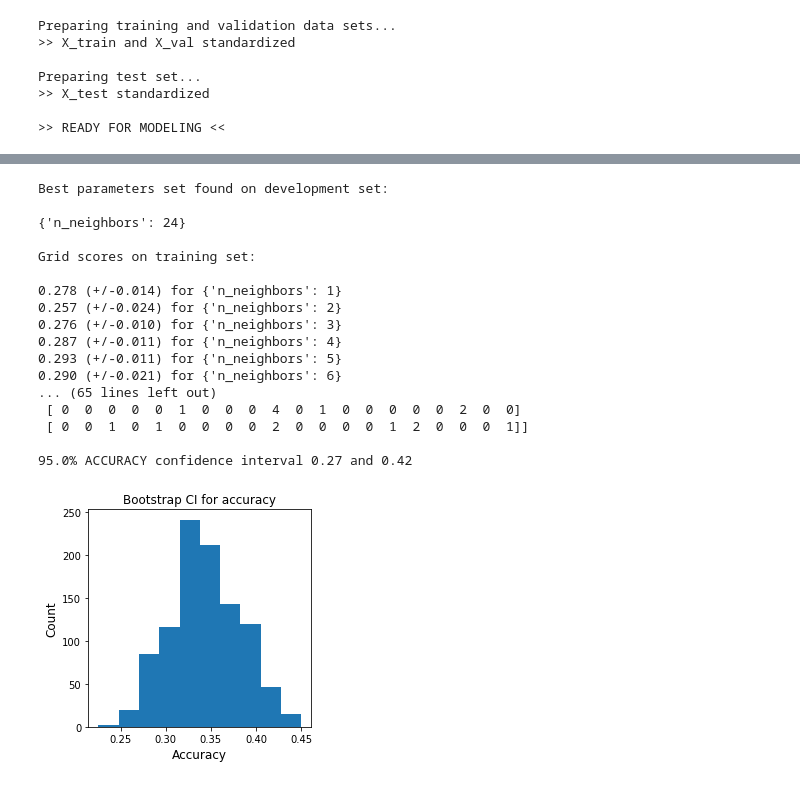
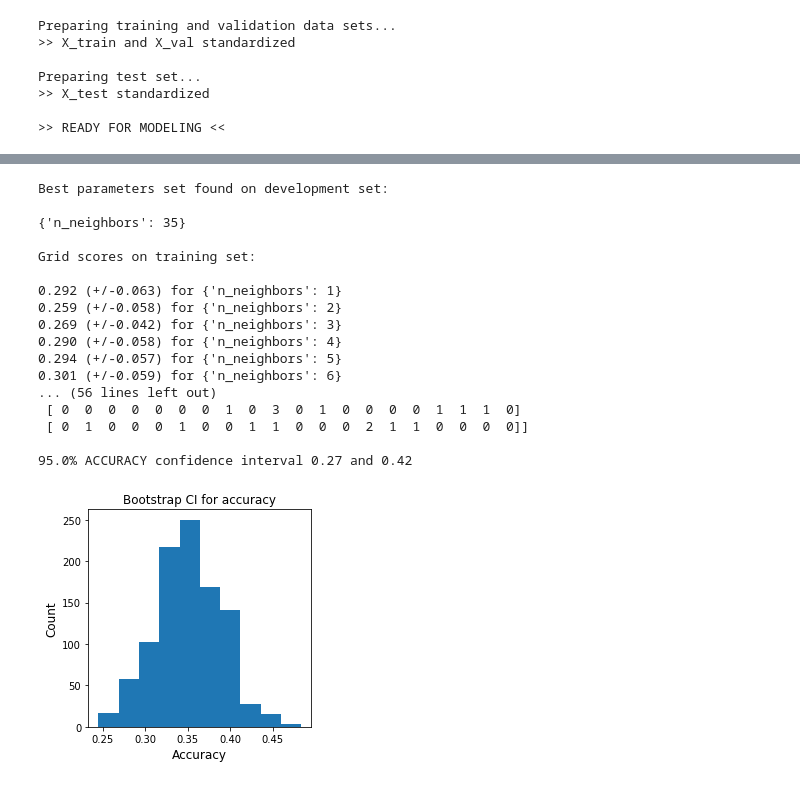
Before and after one commit to natetsang/Image-Classification-ML, a Jupyter notebook: GradProject_NB3.ipynb, the cells around one changed output, grey strips where cells are left out. Drawn from its saved outputs; the diff is of its cells as text; code cells hidden in the pictures.

```diff
--- a/GradProject_NB3.ipynb
+++ b/GradProject_NB3.ipynb
@@ -93,7 +110,7 @@ def find_best_features(n_best_features = 10, useAllFeatures=False):
                                                       y,
                                                       test_size=0.1,
                                                       random_state=42)
-
+    # Scale data and fit model to it
     standard_X = StandardScaler().fit_transform(X_train)
     model = ExtraTreesClassifier(n_estimators=100, random_state=42)
 
@@ -101,11 +118,13 @@ def find_best_features(n_best_features = 10, useAllFeatures=False):
     model.fit(standard_X, y_train)
     print(model.feature_importances_)
     important_features = model.feature_importances_
+
+    # Determine best features to keep
     best_features = important_features.argsort()[-n_best_features:][::-1]
     print(f"Top {n_best_features} best features: {best_features}")
     best_features = [ f'ft{i}' for i in best_features]
     return best_features
 
-features = find_best_features(n_best_features=10, useAllFeatures=False)
+features = find_best_features(n_best_features=10, useAllFeatures=True)
 features
 # %% [output]
@@ -127,12 +158,11 @@ X_train, X_val, y_train, y_val = train_test_split(X, y, test_size=0.1, random_st
 # Standardize training and validation data sets
 scaler = StandardScaler()
 X_train = scaler.fit_transform(X_train)
-X_val = scaler.transform(X_val)
+X_val = scaler.fit_transform(X_val)
 print(">> X_train and X_val standardized \n")
 
 # Prepare test set for modeling by selecting features and standardize
 print("Preparing test set...")
-scaler = StandardScaler()
 X_test = test_df[features]
 X_test = scaler.fit_transform(X_test)
 print(">> X_test standardized")
@@ -166,10 +199,10 @@ def CV_with_GridSearch(estimator, h_parameters, cv):
     cv (int) -- number of folds to use in cross validation
 
     Returns:
-        dict of most optimal parameters based on CV
+        optimal model and dict of most optimal parameters based on CV
     """
-    # scoring is "accuracy" by default
-    clf = GridSearchCV(estimator, h_parameters, cv=3)
+    # Establish GridSearchCV
+    clf = GridSearchCV(estimator, param_grid=h_parameters, scoring='accuracy', cv=10)
     clf.fit(X_train, y_train)
 
     best_params = clf.best_params_
@@ -177,13 +210,14 @@ def CV_with_GridSearch(estimator, h_parameters, cv):
     print(best_params)
     print("\nGrid scores on training set:\n")
 
+    # CV results
     means = clf.cv_results_['mean_test_score']
     stds = clf.cv_results_['std_test_score']
     for mean, std, params in zip(means, stds, clf.cv_results_['params']):
         print("%0.3f (+/-%0.03f) for %r"
-              % (mean, std * 2, params))
+              % (mean, std*2, params))
 
-    return best_params
+    return clf.best_estimator_, best_params
 # %%
 def estimate_model_results(final_estimator, bootstrap_results=False):
     """
@@ -199,6 +233,7 @@ def estimate_model_results(final_estimator, bootstrap_results=False):
         acc_val (float) -- validation accuracy
         acc_bounds (list) -- confidence intervals for validation accuracy
     """
+    # Fit model to training data
     final_estimator.fit(X_train, y_train)
     acc_train = final_estimator.score(X_train, y_train)
     y_pred = final_estimator.predict(X_val)
@@ -206,13 +241,13 @@ def estimate_model_results(final_estimator, bootstrap_results=False):
 
     confusion_matrix = metrics.confusion_matrix(y_val, y_pred)
 
-    print('Train labeling accuracy:', str(round(acc_train*100,2)),'%')
+    print('\nTrain labeling accuracy:', str(round(acc_train*100,2)),'%')
     print('Val labeling accuracy:', str(round(acc_val*100,2)),'%')
     print('\nConfusion matrix:\n', confusion_matrix)
     if bootstrap_results:
         acc_bounds = bootstrap_metrics(1000, 0.95, final_estimator, X_val, y_val)
 
-    return final_estimator, round(acc_val,2), acc_bounds
+    return final_estimator, round(acc_train,2), round(acc_val,2), acc_bounds
 # %%
 def bootstrap_metrics(num_iterations, alpha, model, X_val, y_val):
     """
@@ -338,38 +375,35 @@ Grid scores on training set:
 # %%
 # Step 1: Model
 knn_estimator = KNeighborsClassifier()
 
 # Step 2: Identify Hyperparameters
-hyper_parameters = [{'n_neighbors': range(1,50)}]
+hyper_parameters = [{'n_neighbors': range(1,40)}]
 
 # Step 3: Find Best Hyperparameters via CV GridSearch
-best_params = CV_with_GridSearch(knn_estimator,
+knn_classifier, best_params = CV_with_GridSearch(knn_estimator,
                                  hyper_parameters,
                                  cv=10)
 
-# Step 4: Fit Model via Best Hyperparameters
-knn_classifier = KNeighborsClassifier(n_neighbors=30)
-
-# Step 5: Evaluate model accuracy and confidence interval
-knn_classifier, validation_accuracy_knn, confidence_interval_knn = (
+# Step 4: Evaluate model accuracy and confidence interval
+knn_classifier, train_accuracy_knn, validation_accuracy_knn, confidence_interval_knn = (
     estimate_model_results(knn_classifier, bootstrap_results=True) )
 # %% [output]
 Best parameters set found on development set:
 
-{'n_neighbors': 24}
+{'n_neighbors': 35}
 
 Grid scores on training set:
 
-0.278 (+/-0.014) for {'n_neighbors': 1}
-0.257 (+/-0.024) for {'n_neighbors': 2}
-0.276 (+/-0.010) for {'n_neighbors': 3}
-0.287 (+/-0.011) for {'n_neighbors': 4}
-0.293 (+/-0.011) for {'n_neighbors': 5}
-0.290 (+/-0.021) for {'n_neighbors': 6}
-... (65 lines left out)
- [ 0  0  0  0  0  1  0  0  0  4  0  1  0  0  0  0  0  2  0  0]
- [ 0  0  1  0  1  0  0  0  0  2  0  0  0  0  1  2  0  0  0  1]]
+0.292 (+/-0.063) for {'n_neighbors': 1}
+0.259 (+/-0.058) for {'n_neighbors': 2}
+0.269 (+/-0.042) for {'n_neighbors': 3}
+0.290 (+/-0.058) for {'n_neighbors': 4}
+0.294 (+/-0.057) for {'n_neighbors': 5}
+0.301 (+/-0.059) for {'n_neighbors': 6}
+... (56 lines left out)
+ [ 0  0  0  0  0  0  0  1  0  3  0  1  0  0  0  0  1  1  1  0]
+ [ 0  1  0  0  0  1  0  0  1  1  0  0  0  2  1  1  0  0  0  0]]
 
 95.0% ACCURACY confidence interval 0.27 and 0.42
-[figure, old version]
+[figure, new version]
 # %% [markdown]
```
Also changed, not shown: parts of 36 cells of this notebook, 3 other files.
